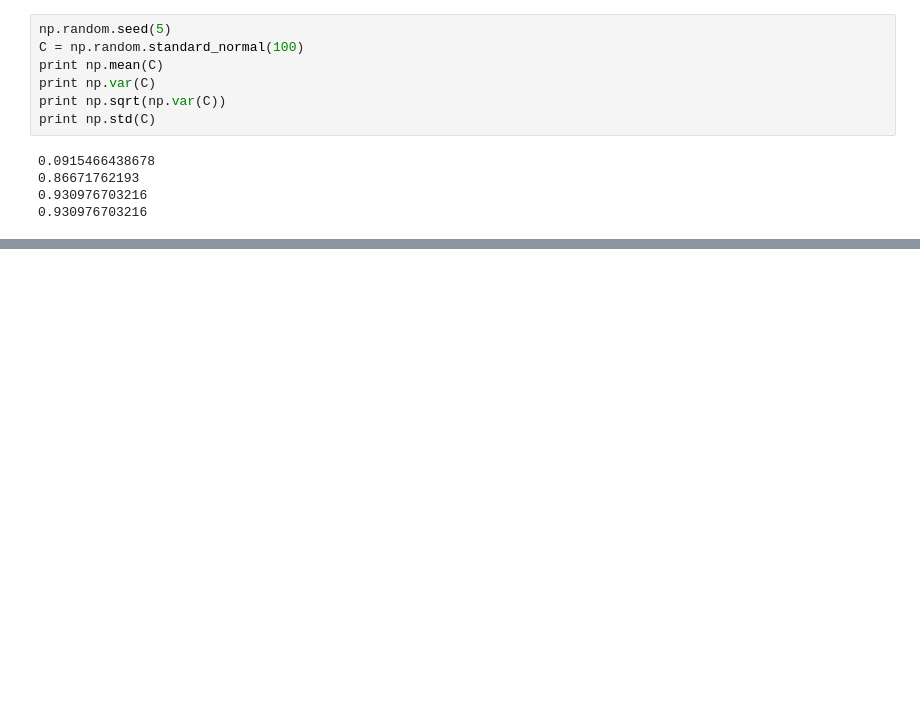
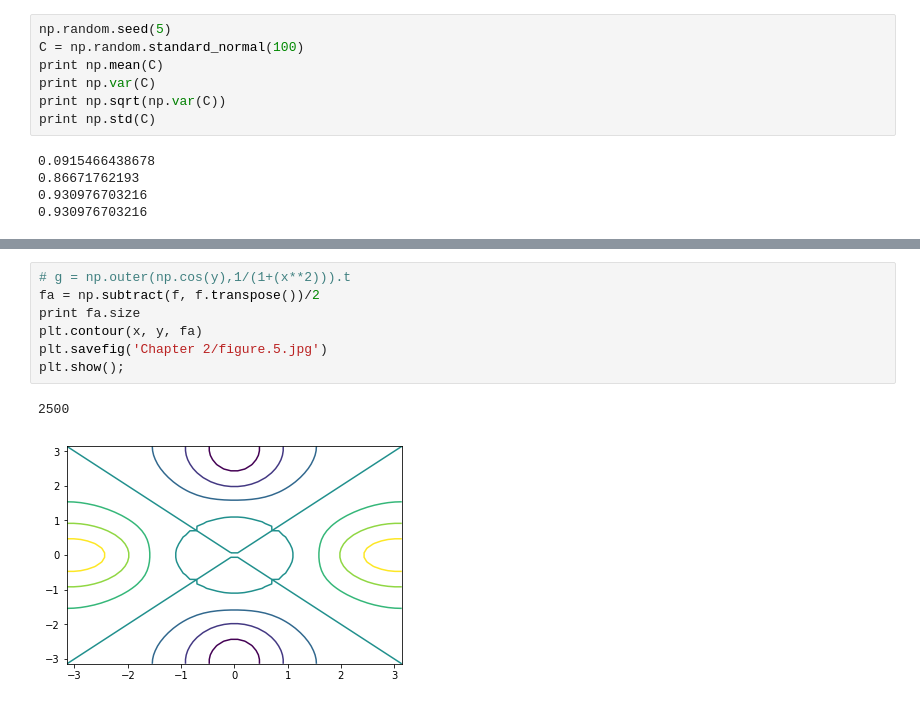
Before and after one commit to madmansn0w/Machine-Learning, a Jupyter notebook: ISL Python/ISL chapter 2.ipynb, the cells around one changed output, grey strips where cells are left out. Saved outputs shown, nothing was run; the diff lists cells and outputs as text; blank space fills up the shorter version.

```diff
--- a/ISL Python/ISL chapter 2.ipynb
+++ b/ISL Python/ISL chapter 2.ipynb
@@ -100,0 +153,10 @@ print x
+# %%
+# g = np.outer(np.cos(y),1/(1+(x**2))).t
+fa = np.subtract(f, f.transpose())/2
+print fa.size
+plt.contour(x, y, fa)
+plt.savefig('Chapter 2/figure.5.jpg')
+plt.show();
+# %% [output]
+2500
+[figure, added]
```
Also changed, not shown: parts of 25 cells of this notebook, 12 other files.
